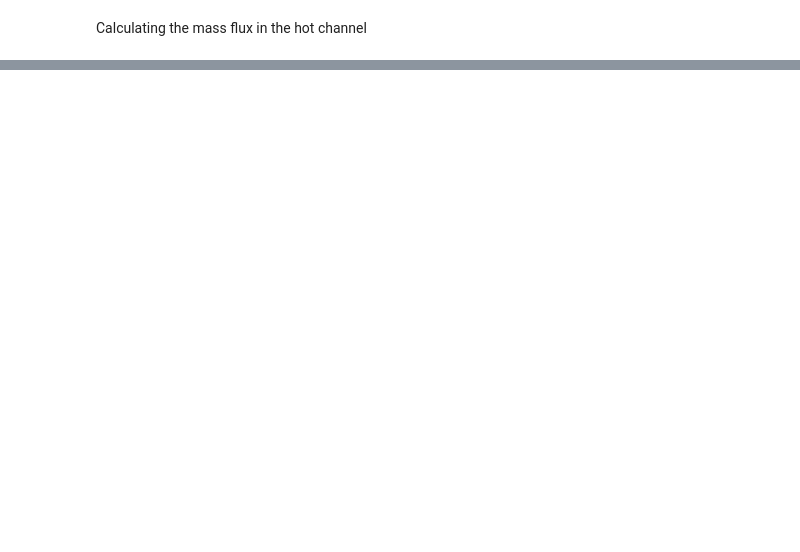
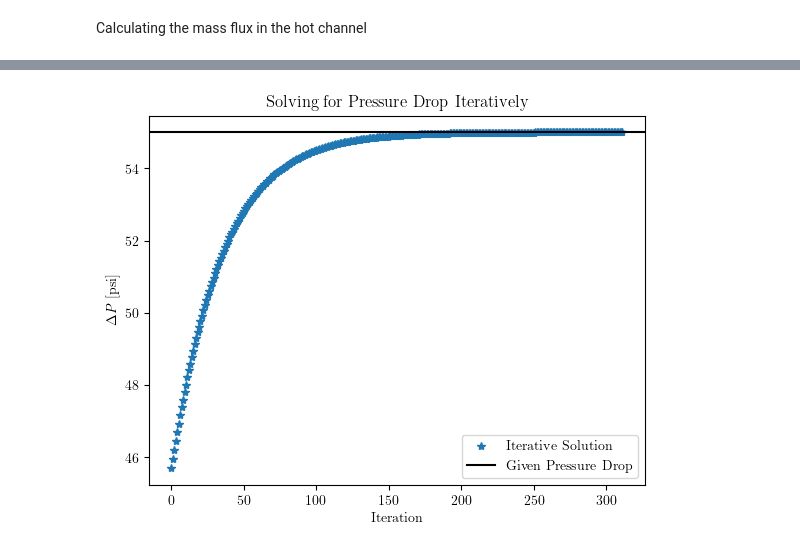
Before and after one commit to gsgall/NCSU_Undergraduate_Projects, a Jupyter notebook: NE_402/Project/main.ipynb, the cells around one changed output, grey strips where cells are left out. Cells and saved outputs as stored; diff of their text form; code cells hidden in the pictures; blank space fills up the shorter version.

```diff
--- a/NE_402/Project/main.ipynb
+++ b/NE_402/Project/main.ipynb
@@ -41,6 +41,8 @@ k_c = 9.6 * ui.BTU / (u.h * ui.ft * ui.deg_F)
 H_G = 1200 * ui.BTU / (u.h * ui.ft**2 * ui.deg_F)
 n_a = 872
 n_fr_a = 92
+n_fr = n_a * n_fr_a
+print(n_fr)
 n_w_a = 8
 n = n_a * (n_fr_a + n_w_a)
 N_sg = 8
@@ -59,6 +61,9 @@ De = calc_De(Ax_c, D)
 dz = 1e-2 * ui.ft
 z_range = np.arange(0, H_f.value, dz.value) * ui.ft
 sg_locations = calc_sg_location(N_sg, H_f)
+loss_locations = np.zeros((sg_locations.size + 2, )) * ui.ft
+loss_locations[1:-1] = sg_locations
+loss_locations[-1] = H_f
 sg_idx = np.zeros(sg_locations.size, int)
 K_array = np.zeros((2 + N_sg, ))
 K_array[0] = K_in
@@ -67,3 +72,4 @@ K_array[1:-1] = K_sg
 CPR_goal = 1.28
 QMR_goal = 1.17
 T_melt = 4890 * ui.deg_F
+print(R_o, R_i)
@@ -91,11 +101,10 @@ Finding the spacer grid indicies
-# %%
-for i in range(sg_locations.size):
-    sg_idx[i] = int(np.where(z_range.value <= sg_locations[i].value)[0][-1])
 # %% [markdown]
 Extrapolated Distance
 # %%
 from helper import find_lambda, int_shape, print_value
 lambda_, omega = find_lambda(D, H_f, F_z)
+He = 2 * lambda_ + H_f
+z_max = H_f + lambda_ - He * omega / pi
 # %% [output]
 i = 2028757
 i = 2028758
@@ -106,3 +115,6 @@ lambda = 2.85E+00 ft
 # %%
-qpp_bar = ((gamma_f * Qdot) / (n * pi * D * H_f * omega * np.sin(omega))).to(ui.BTU / (ui.ft**2 * u.hr))
-qpp_hot = F_q * qpp_bar
+qpp_bar = ((gamma_f * Qdot * H_f) / (n_fr * pi * D * H_f * int_shape(0 * ui.ft, H_f, H_f, lambda_))).to(ui.BTU / (ui.ft**2 * u.hr))
+qpp_hot = ((gamma_f * Qdot * F_q) / (n_fr * pi * D * H_f * omega * np.sin(omega))).to(ui.BTU / (ui.ft**2 * u.hr))
+
+print_value('qpp_bar', qpp_bar)
+print_value('qpp_hot', qpp_hot)
@@ -253 +314,13 @@ while CPR_curr < CPR_goal or np.abs(CPR_curr - CPR_goal) > e * 10 or T_o_max > T
+# %%
+plt.figure()
+plt.title('Solving for Pressure Drop Iteratively')
+plt.xlabel('Iteration')
+plt.ylabel('$\Delta P$ [psi]')
+plt.plot(deltaP_vals, '*')
+plt.axhline(55, c='k')
+plt.legend(['Iterative Solution', 'Given Pressure Drop'])
+plt.savefig('figs/dP_iteration.pdf', format='pdf', bbox_inches='tight')
+plt.show()
+# %% [output]
+[figure, added]
 # %%
```
Also changed, not shown: parts of 18 cells of this notebook, 21 other files.
